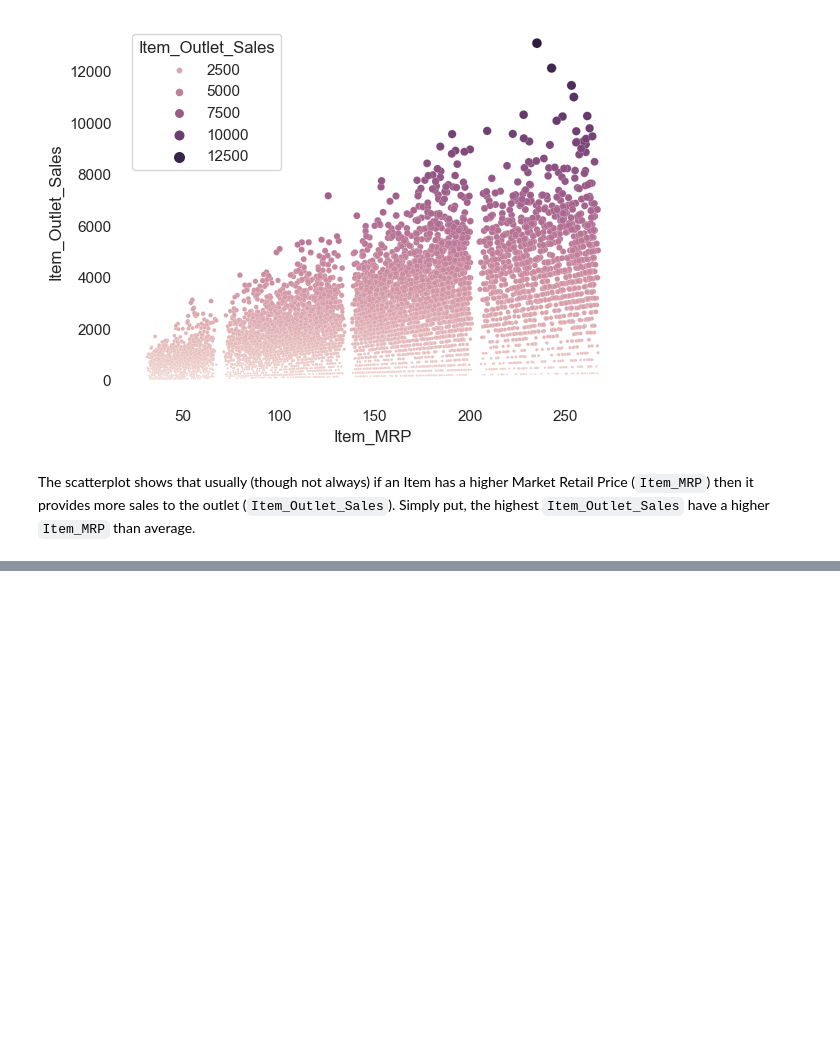
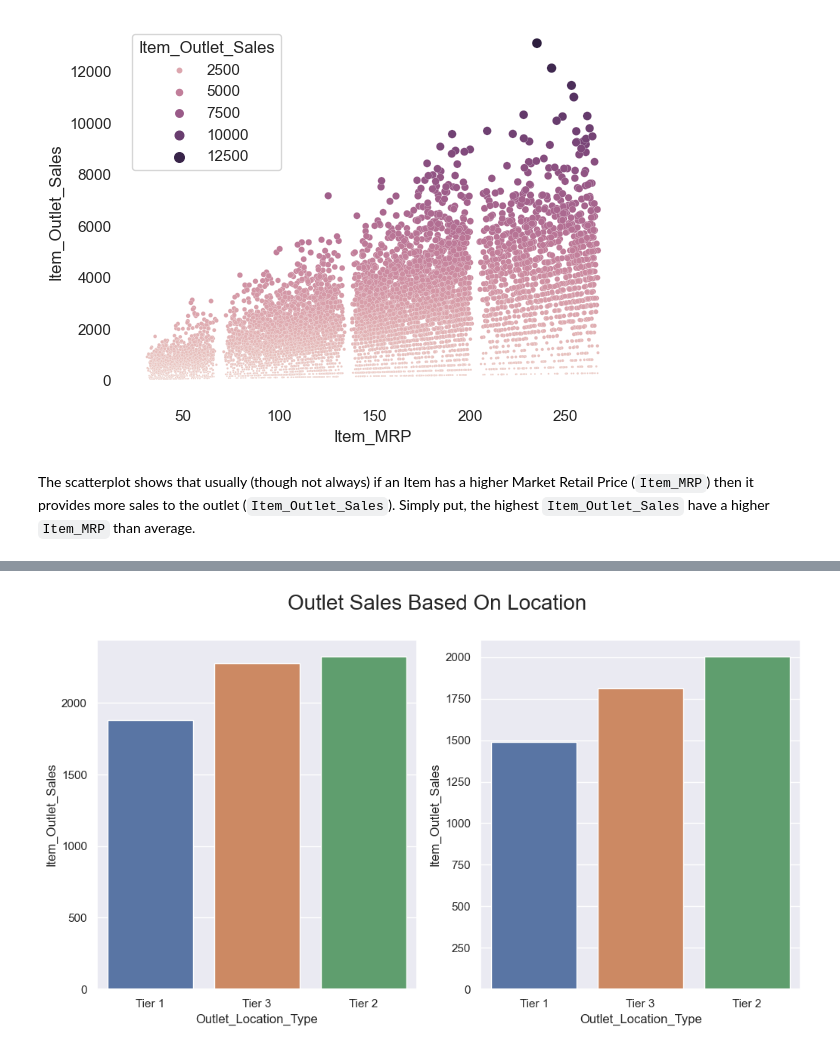
Before and after one commit to john-a-dixon/forecasting-food-sales, a Jupyter notebook: forecasting-food-sales.ipynb, the cells around one changed output, grey strips where cells are left out. Drawn from its saved outputs; the diff is of its cells as text; code cells hidden in the pictures; blank space fills up the shorter version.

Commit message:
Adding first explanatory visualization.

```diff
--- a/forecasting-food-sales.ipynb
+++ b/forecasting-food-sales.ipynb
@@ -708,0 +712,22 @@ The scatterplot shows that usually (though not always) if an Item has a higher M
+# %%
+sns.set()
+
+# Create the subplot configuration
+fig, axes = plt.subplots(nrows=1, ncols=2, figsize=(12, 6))
+
+# Give the
+fig.suptitle('Outlet Sales Based On Location Type', fontsize=20)
+
+bar1 = sns.barplot(data=food_sales_df,
+                   ax=axes[0],
+                   x='Outlet_Location_Type',
+                   y='Item_Outlet_Sales',
+                   errorbar=None)
+bar2 = sns.barplot(data=food_sales_df,
+                   ax=axes[1],
+                   x='Outlet_Location_Type',
+                   y='Item_Outlet_Sales',
+                   estimator='median',
+                   errorbar=None);
+# %% [output]
+[figure, added]
```
Also changed, not shown: parts of 3 cells of this notebook.
